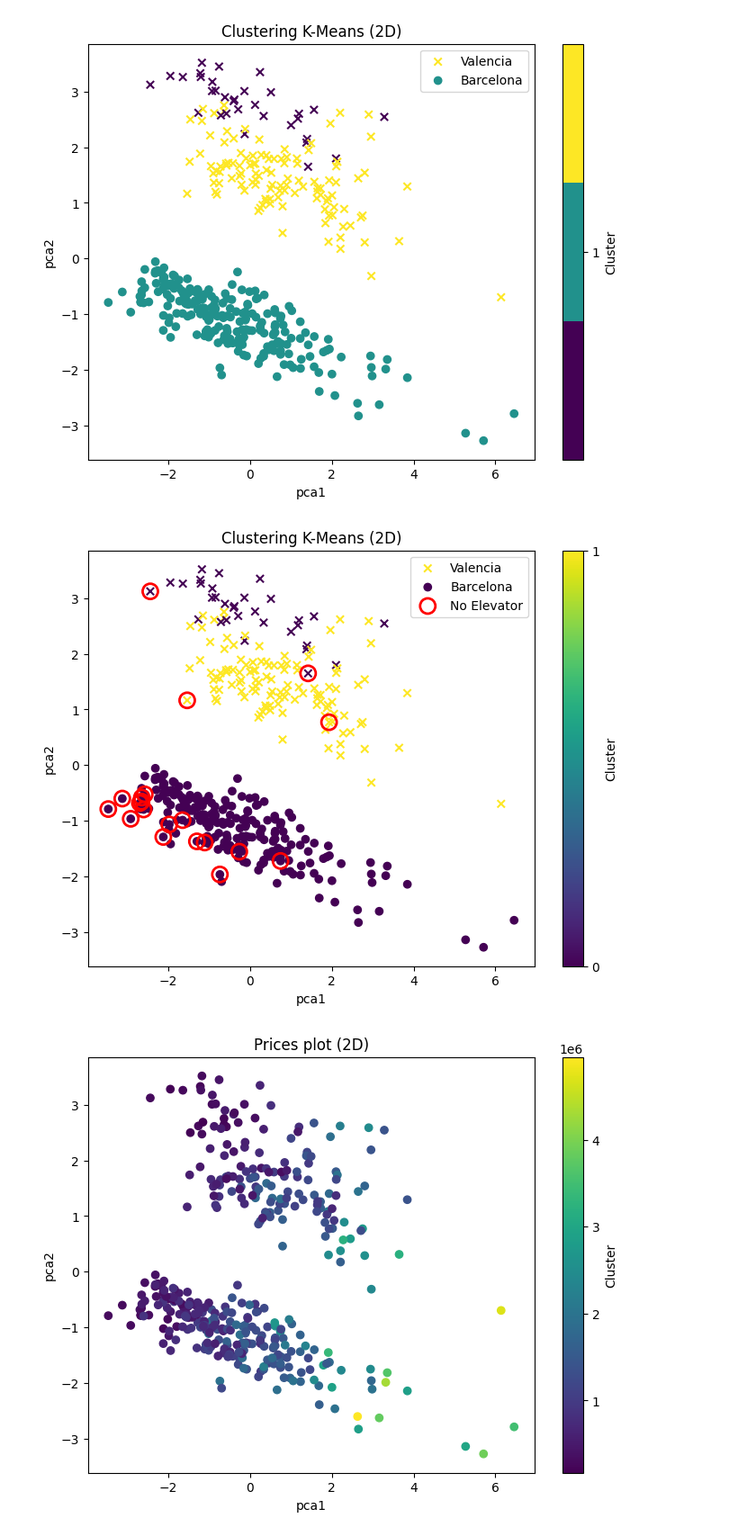
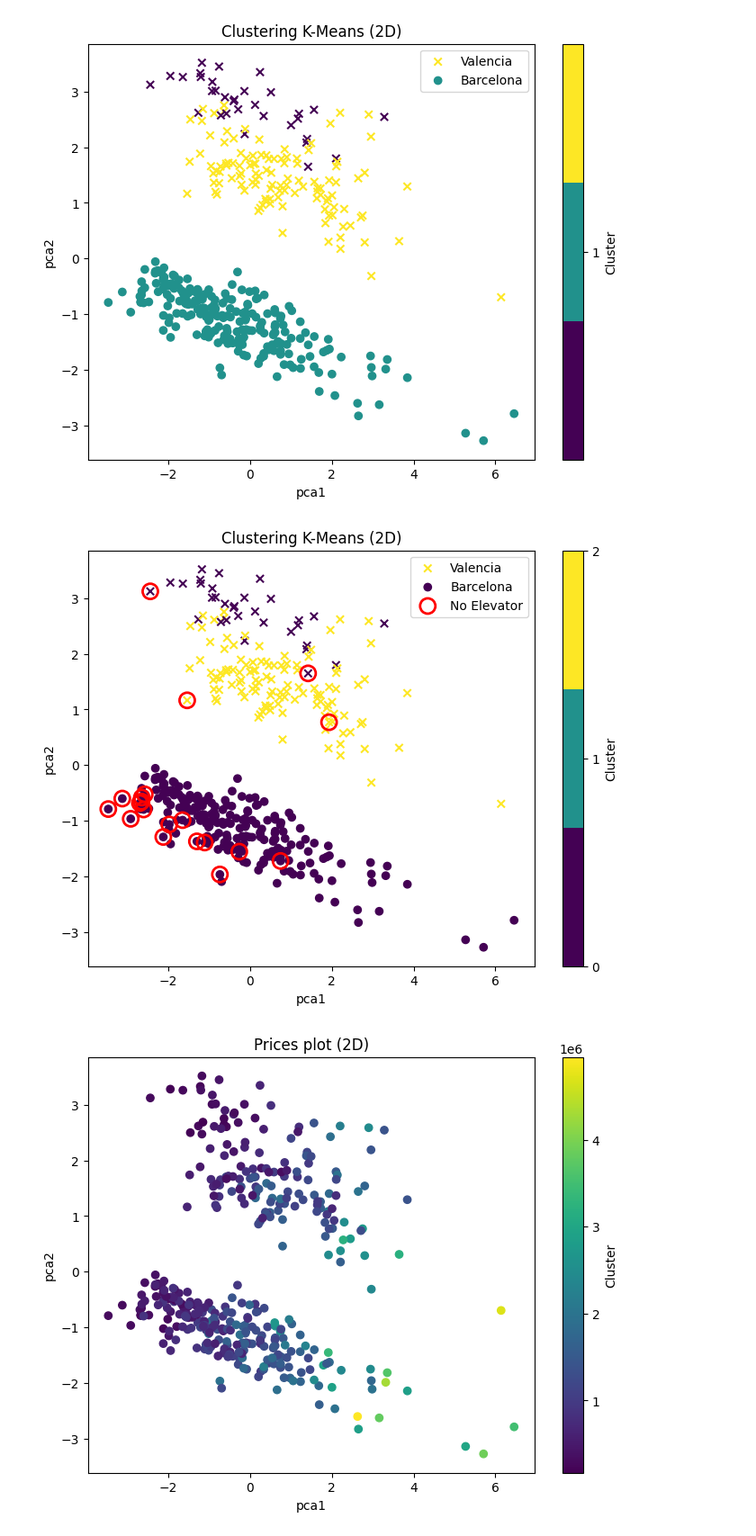
Before and after one commit to AlexanderLB98/Real-estate-webscrapper, a Jupyter notebook: notebooks/4-Unsupervised_learning.ipynb, the cells around one changed output. Shown: that part at 90% size. Cells and saved outputs as stored; diff of their text form; code cells hidden in the pictures.

Commit message:
FIX: fixed has elevators plot

```diff
--- a/notebooks/4-Unsupervised_learning.ipynb
+++ b/notebooks/4-Unsupervised_learning.ipynb
@@ -145,7 +145,8 @@ embeddings.shape
 # %% [output]
 (374, 384)
 # %%
-pca = PCA(n_components=7)
+number_of_embeddings = 7
+pca = PCA(n_components=number_of_embeddings)
 reduced_embeddings = pca.fit_transform(embeddings)
 reduced_embedding_df = pd.DataFrame(reduced_embeddings)
 reduced_embedding_df.columns = [f"embedding_{i}" for i in range(reduced_embedding_df.shape[1])]
@@ -294,24 +295,25 @@ plt.show()
 # %% [output]
 [figure]
 # %%
+unique_clusters_kmeans = np.unique(df['Cluster_kmeans'])
+cmap = plt.get_cmap('viridis', len(unique_clusters_kmeans))
 elevator_points = df[df['Elevator'] == 0]
-
 plt.figure(figsize=(8, 6))
-plt.scatter(df[df["city_valencia"] == 1]['pca1'], df[df["city_valencia"] == 1]['pca2'],
-            c=df[df["city_valencia"] == 1]['Cluster_kmeans'], cmap=cmap, marker='x', label="Valencia")
+sc = plt.scatter(df[df["city_valencia"] == 1]['pca1'], df[df["city_valencia"] == 1]['pca2'],
+                 c=df[df["city_valencia"] == 1]['Cluster_kmeans'], cmap=cmap, marker='x', label="Valencia")
 plt.scatter(df[df["city_barcelona"] == 1]['pca1'], df[df["city_barcelona"] == 1]['pca2'],
             c=df[df["city_barcelona"] == 1]['Cluster_kmeans'], cmap=cmap, marker='o', label="Barcelona")
 plt.scatter(elevator_points['pca1'], elevator_points['pca2'],
             edgecolors='red', facecolors='none', s=150, linewidths=2, label="No Elevator")
 
 plt.title('Clustering K-Means (2D)')
 plt.xlabel('pca1')
 plt.ylabel('pca2')
-plt.colorbar(label='Cluster', ticks=np.arange(len(unique_clusters_kmeans)))
+plt.colorbar(sc, label='Cluster', ticks=np.arange(len(unique_clusters_kmeans)))
 plt.legend()
 plt.show()
 # %% [output]
-[figure, old version]
+[figure, new version]
 # %%
 plt.figure(figsize=(8, 6))
 plt.scatter(df['pca1'], df['pca2'], c=df['price'],  marker='o')
```
